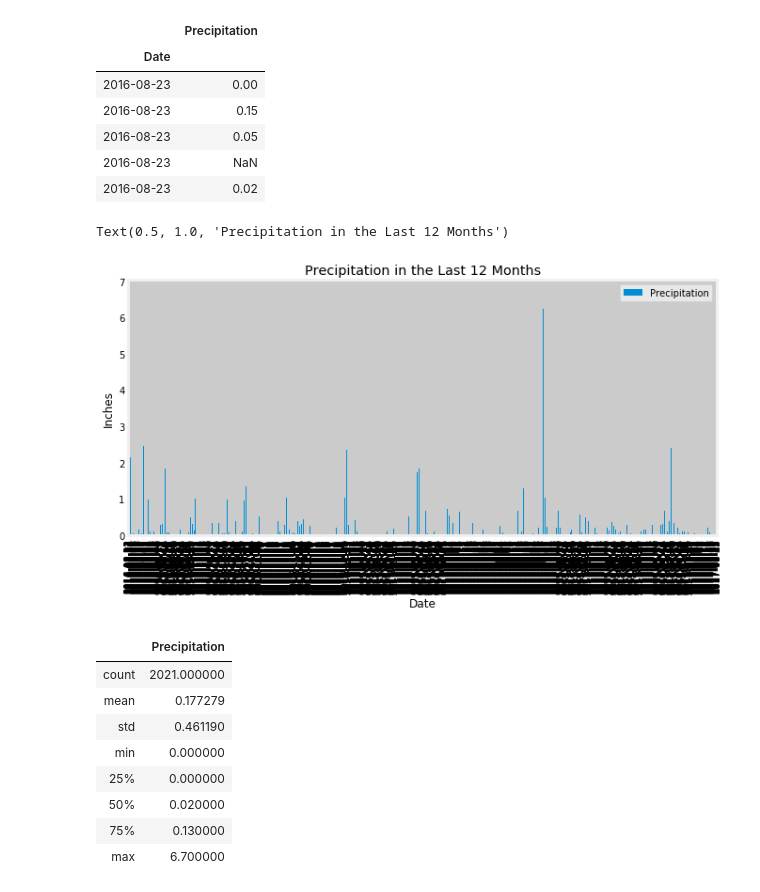
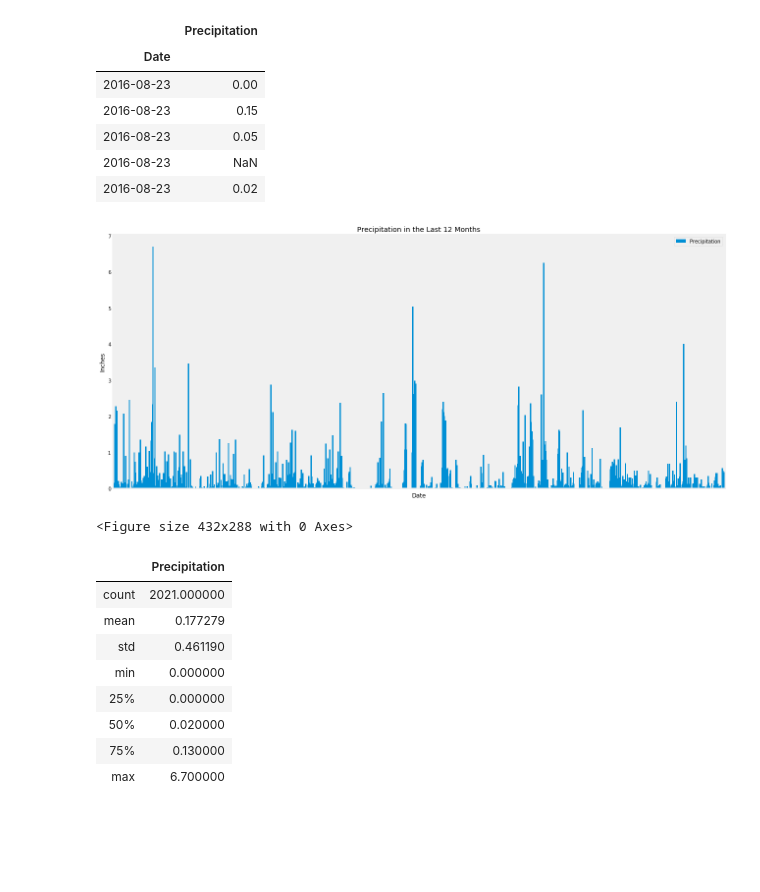
Before and after one commit to heathertzou96/sqlalchemy-challenge, a Jupyter notebook: climate_starter.ipynb, the cells around one changed output. Drawn from its saved outputs; the diff is of its cells as text; code cells hidden in the pictures; blank space fills up the shorter version.

```diff
--- a/climate_starter.ipynb
+++ b/climate_starter.ipynb
@@ -103,14 +105,21 @@ df.head()
 | 2016-08-23 | 0.02 |
 # %%
 # Use Pandas Plotting with Matplotlib to plot the data
-df.plot(kind="bar", figsize=(10,5), grid=True)
+ax = df.plot(kind="bar", figsize=(18,8), width=5)
 
+ax.xaxis.set_major_formatter(plt.NullFormatter())
 plt.xlabel("Date")
 plt.ylabel("Inches")
 plt.title("Precipitation in the Last 12 Months")
+plt.legend(loc="best")
+plt.grid()
+
+plt.tight_layout()
+plt.show()
+plt.savefig("Images/precipitation.png")
 # %% [output]
+[figure, new version]
-Text(0.5, 1.0, 'Precipitation in the Last 12 Months')
+<Figure size 432x288 with 0 Axes>
-[figure, old version]
 # %%
 # Use Pandas to calculate the summary statistics for the precipitation data
 df.describe()
```
Also changed, not shown: parts of 7 cells of this notebook, 2 other files.
